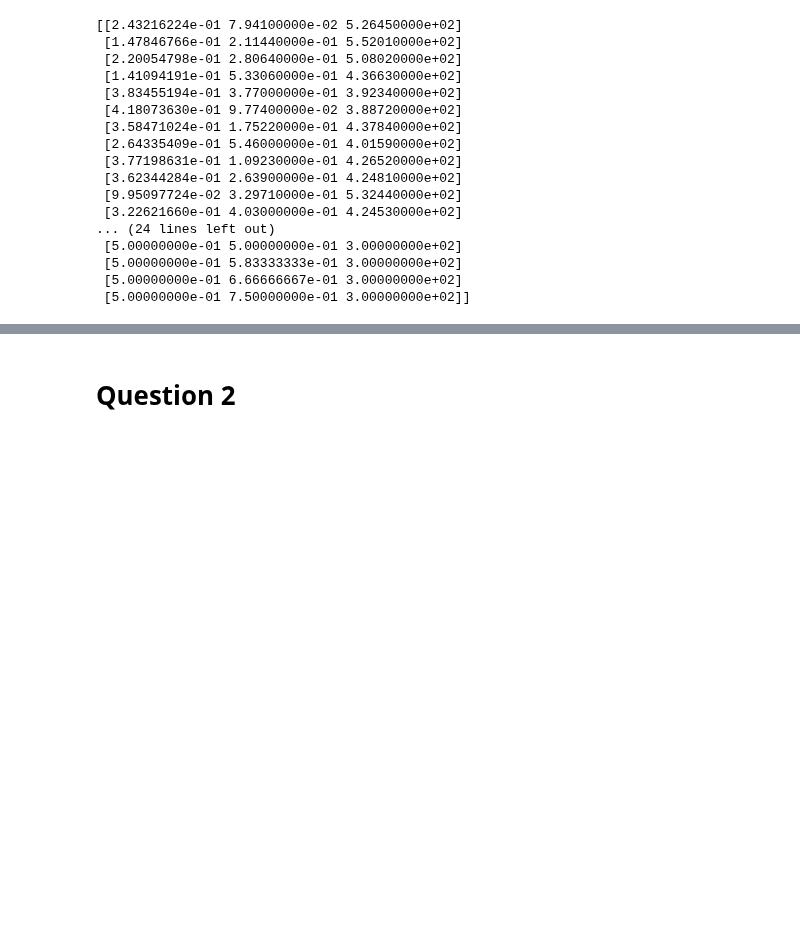
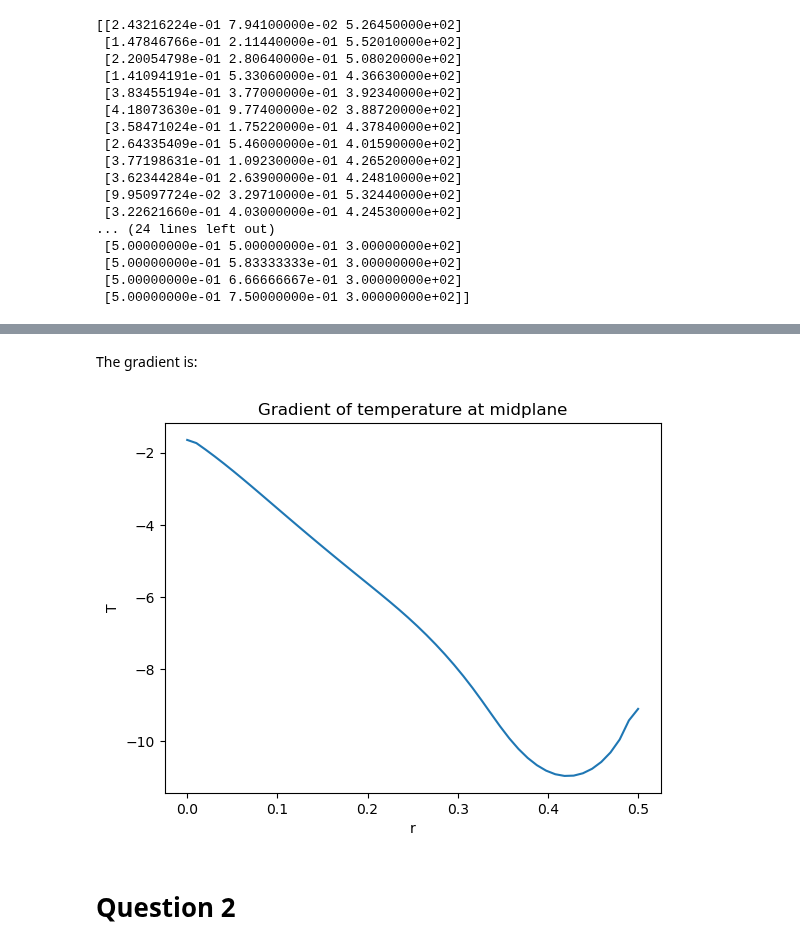
Before and after one commit to mwelland/ENGPHYS_3NM4, a Jupyter notebook: Assignments/Assignment_3_answers.ipynb, the cells around one changed output, grey strips where cells are left out. Saved outputs shown, nothing was run; the diff lists cells and outputs as text; code cells hidden in the pictures; blank space fills up the shorter version.

```diff
--- a/Assignments/Assignment_3_answers.ipynb
+++ b/Assignments/Assignment_3_answers.ipynb
@@ -176,3 +176,13 @@ plt.show()
+# %% [markdown]
+The gradient is:
+# %%
+plt.plot(r_interp, np.gradient(T_interp_z0))
+plt.xlabel('r')
+plt.ylabel('T')
+plt.title('Gradient of temperature at midplane')
+plt.show()
+# %% [output]
+[figure, added]
 # %% [markdown]
 # Question 2
 # %% [markdown]
```
Also changed, not shown: parts of 3 cells of this notebook, 1 other file.
